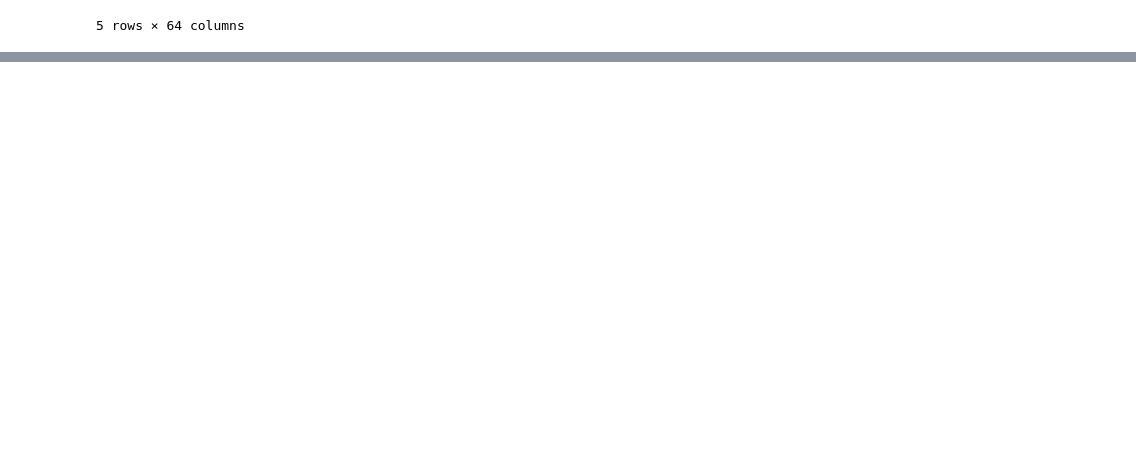
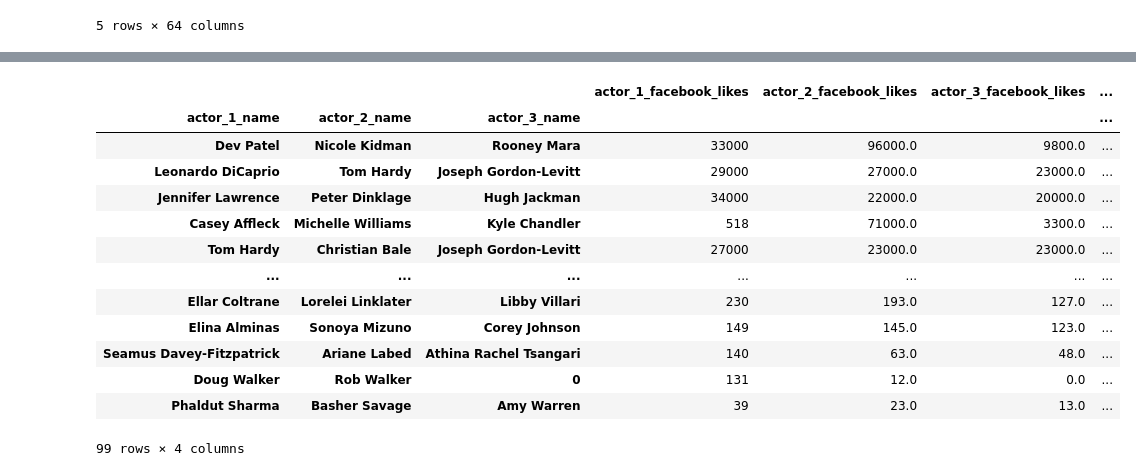
Before and after one commit to TenoNadar/Movie-Ratings, a Jupyter notebook: Movie Ratings.ipynb, the cells around one changed output, grey strips where cells are left out. Saved outputs shown, nothing was run; the diff lists cells and outputs as text; code cells hidden in the pictures; blank space fills up the shorter version.

```diff
--- a/Movie Ratings.ipynb
+++ b/Movie Ratings.ipynb
@@ -151,0 +187,19 @@ df.loc[df["Avg"]>=8]
+# %%
+group.sort_values(by="Total likes",ascending=False,inplace=True)
+# %%
+group
+# %% [output]
+|  |  |  | actor_1_facebook_likes | actor_2_facebook_likes | actor_3_facebook_likes | ... |
+| actor_1_name | actor_2_name | actor_3_name |  |  |  | ... |
+| Dev Patel | Nicole Kidman | Rooney Mara | 33000 | 96000.0 | 9800.0 | ... |
+| Leonardo DiCaprio | Tom Hardy | Joseph Gordon-Levitt | 29000 | 27000.0 | 23000.0 | ... |
+| Jennifer Lawrence | Peter Dinklage | Hugh Jackman | 34000 | 22000.0 | 20000.0 | ... |
+| Casey Affleck | Michelle Williams | Kyle Chandler | 518 | 71000.0 | 3300.0 | ... |
+| Tom Hardy | Christian Bale | Joseph Gordon-Levitt | 27000 | 23000.0 | 23000.0 | ... |
+| ... | ... | ... | ... | ... | ... | ... |
+| Ellar Coltrane | Lorelei Linklater | Libby Villari | 230 | 193.0 | 127.0 | ... |
+| Elina Alminas | Sonoya Mizuno | Corey Johnson | 149 | 145.0 | 123.0 | ... |
+| Seamus Davey-Fitzpatrick | Ariane Labed | Athina Rachel Tsangari | 140 | 63.0 | 48.0 | ... |
+| Doug Walker | Rob Walker | 0 | 131 | 12.0 | 0.0 | ... |
+| Phaldut Sharma | Basher Savage | Amy Warren | 39 | 23.0 | 13.0 | ... |
+99 rows × 4 columns
```
Also changed, not shown: parts of 5 cells of this notebook.
